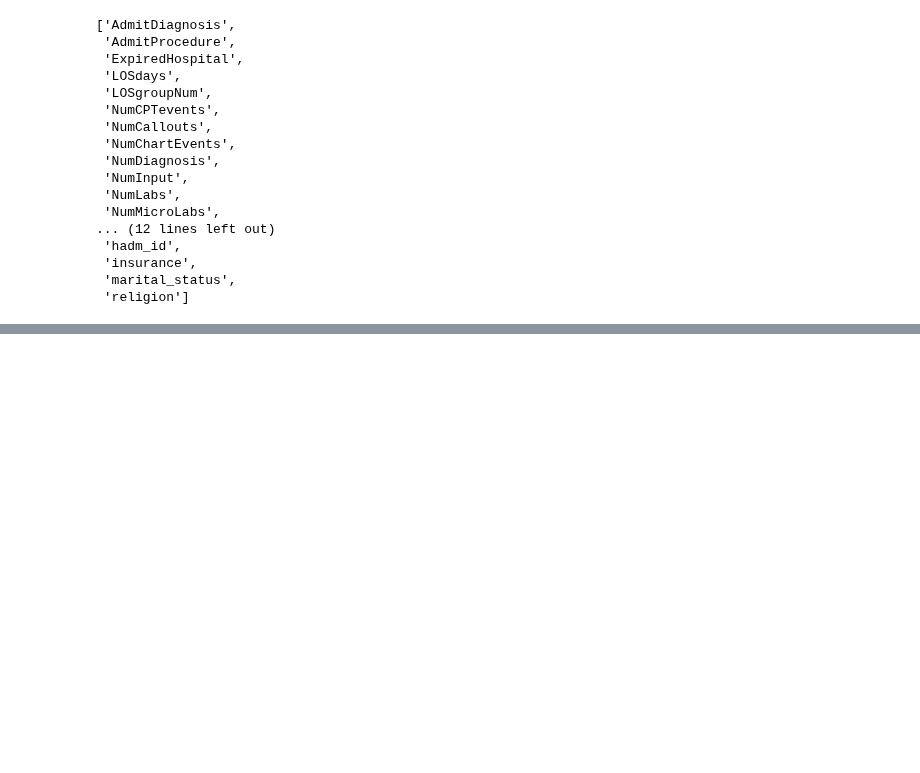
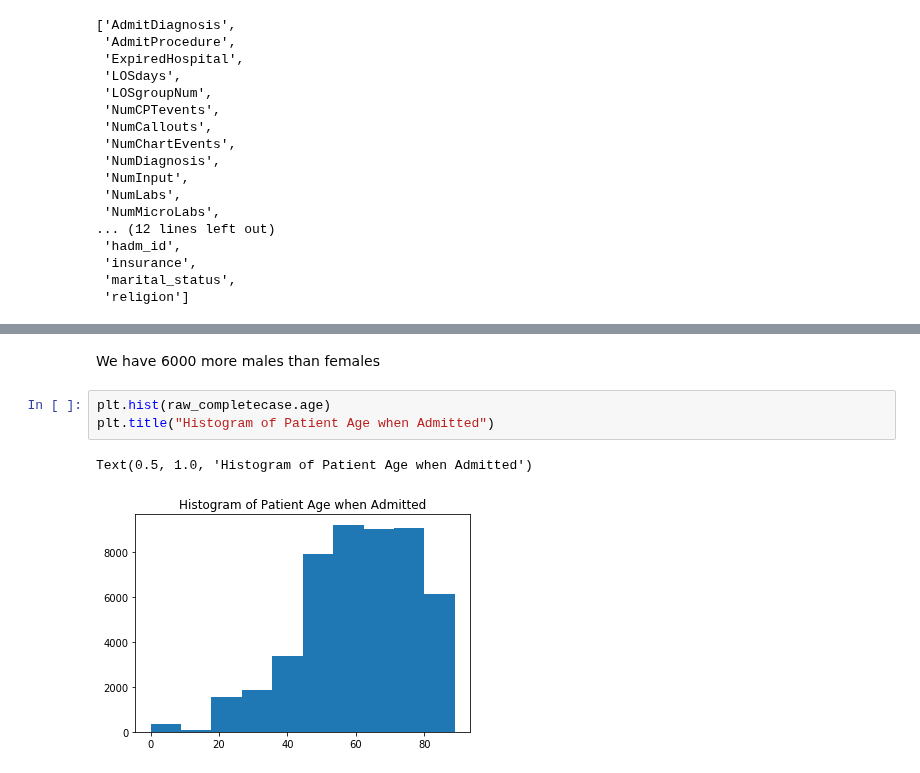
Before and after one commit to derek-y-lee/uclabiostat-thesis, a Jupyter notebook: los-prediction.ipynb, the cells around one changed output, grey strips where cells are left out. Drawn from its saved outputs; the diff is of its cells as text; blank space fills up the shorter version.

```diff
--- a/los-prediction.ipynb
+++ b/los-prediction.ipynb
@@ -97,0 +631,8 @@ array(['Private', 'Medicaid', 'Medicare', 'Government', 'Self Pay'],
+# %% [markdown]
+We have 6000 more males than females
+# %%
+plt.hist(raw_completecase.age)
+plt.title("Histogram of Patient Age when Admitted")
+# %% [output]
+Text(0.5, 1.0, 'Histogram of Patient Age when Admitted')
+[figure, added]
```
Also changed, not shown: parts of 43 cells of this notebook.
